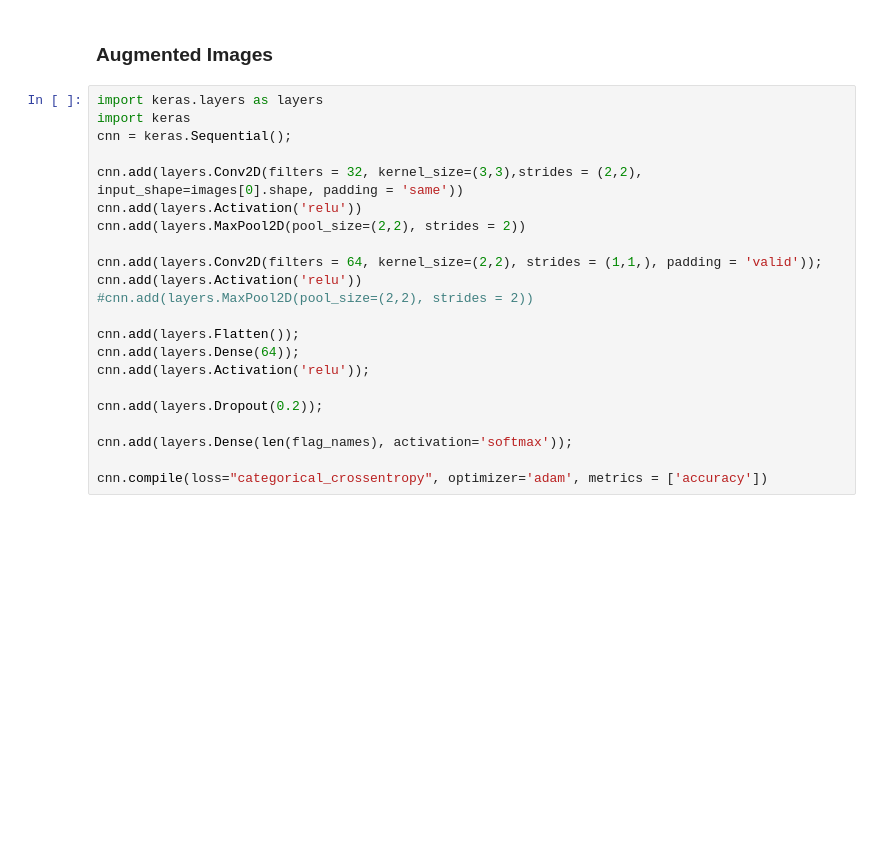
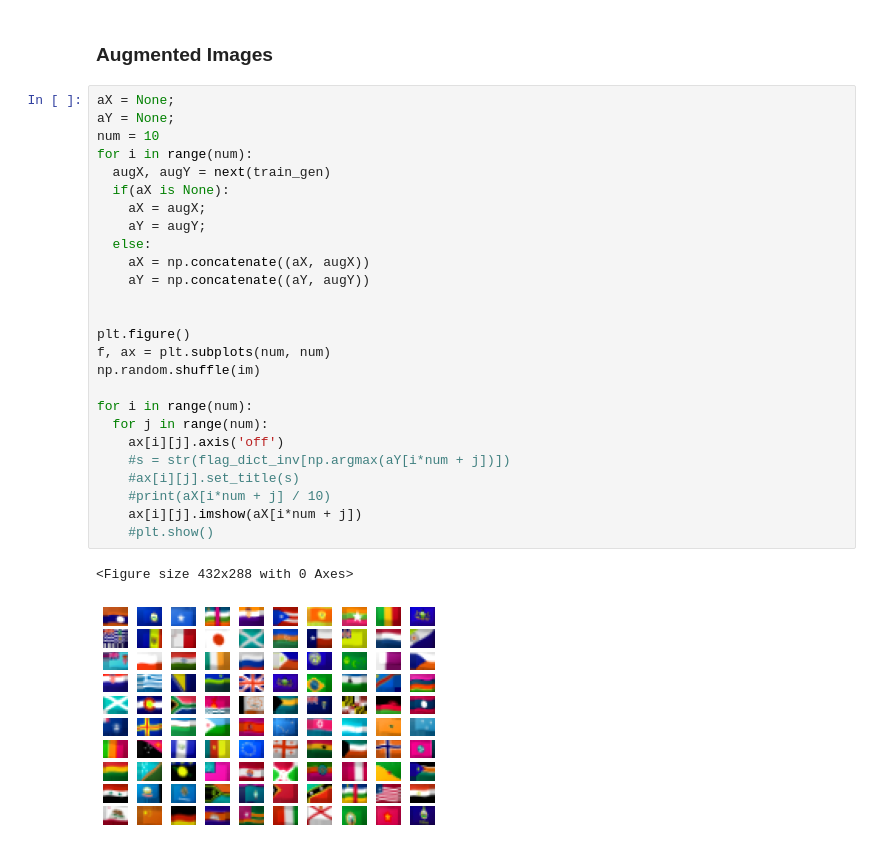
Before and after one commit to TivsLThree/FlagCNN, a Jupyter notebook: CNN/FlagCNN.ipynb, the cells around one changed output. Cells and saved outputs as stored; diff of their text form; blank space fills up the shorter version.

```diff
--- a/CNN/FlagCNN.ipynb
+++ b/CNN/FlagCNN.ipynb
@@ -64,24 +161,31 @@ valid_gen = validation_datagen.flow(x = np.array(images), y = np.array(labels))
 # %% [markdown]
 ### Augmented Images
-# %%
-import keras.layers as layers
-import keras
-cnn = keras.Sequential();
-
-cnn.add(layers.Conv2D(filters = 32, kernel_size=(3,3),strides = (2,2), input_shape=images[0].shape, padding = 'same'))
-cnn.add(layers.Activation('relu'))
-cnn.add(layers.MaxPool2D(pool_size=(2,2), strides = 2))
-
-cnn.add(layers.Conv2D(filters = 64, kernel_size=(2,2), strides = (1,1,), padding = 'valid'));
-cnn.add(layers.Activation('relu'))
-#cnn.add(layers.MaxPool2D(pool_size=(2,2), strides = 2))
-
-cnn.add(layers.Flatten());
-cnn.add(layers.Dense(64));
-cnn.add(layers.Activation('relu'));
-
-cnn.add(layers.Dropout(0.2));
-
-cnn.add(layers.Dense(len(flag_names), activation='softmax'));
-
-cnn.compile(loss="categorical_crossentropy", optimizer='adam', metrics = ['accuracy'])
+# %%
+aX = None;
+aY = None;
+num = 10
+for i in range(num):
+  augX, augY = next(train_gen)
+  if(aX is None):
+    aX = augX;
+    aY = augY;
+  else:
+    aX = np.concatenate((aX, augX))
+    aY = np.concatenate((aY, augY))
+
+
+plt.figure()
+f, ax = plt.subplots(num, num)
+np.random.shuffle(im)
+
+for i in range(num):
+  for j in range(num):
+    ax[i][j].axis('off')
+    #s = str(flag_dict_inv[np.argmax(aY[i*num + j])])
+    #ax[i][j].set_title(s)
+    #print(aX[i*num + j] / 10)
+    ax[i][j].imshow(aX[i*num + j])
+    #plt.show()
+# %% [output]
+<Figure size 432x288 with 0 Axes>
+[figure, added]
```
Also changed, not shown: parts of 15 cells of this notebook.
